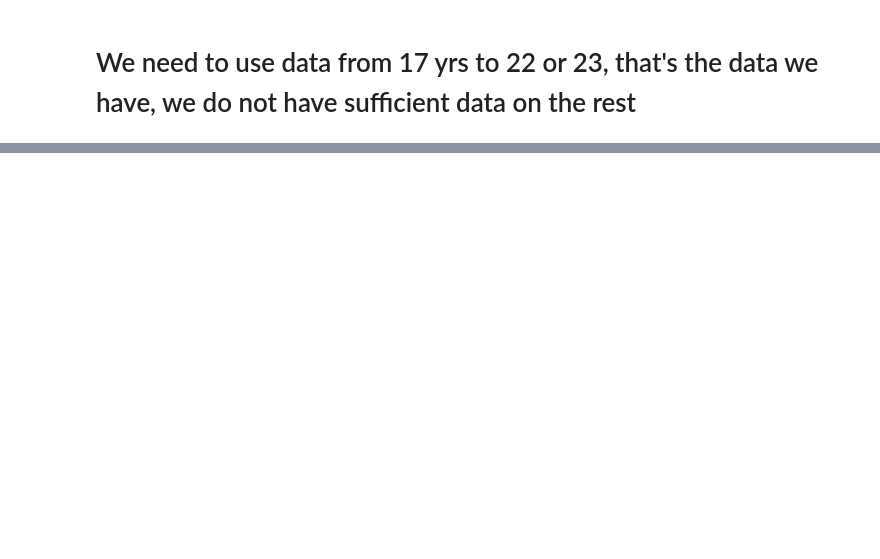
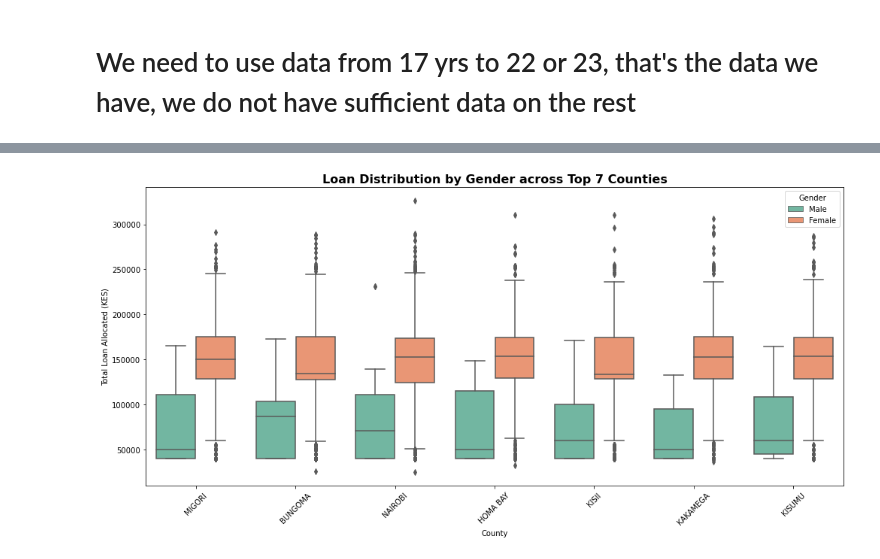
Before and after one commit to geoffreykemboi/Student_dropout_prediction_project, a Jupyter notebook: index.ipynb, the cells around one changed output, grey strips where cells are left out. Saved outputs shown, nothing was run; the diff lists cells and outputs as text; code cells hidden in the pictures; blank space fills up the shorter version.

```diff
--- a/index.ipynb
+++ b/index.ipynb
@@ -310,0 +481,29 @@ plt.show()
+# %%
+top_counties = (
+    School_df['County']
+    .value_counts()
+    .nlargest(7)
+    .index
+)
+
+df_top = School_df[School_df['County'].isin(top_counties)]
+
+plt.figure(figsize=(14, 7))
+
+sns.boxplot(
+    x='County',
+    y='TotalLoanAllocated',
+    hue='Gender',
+    data=df_top,
+    palette='Set2'
+)
+
+plt.title('Loan Distribution by Gender across Top 7 Counties', fontsize=16, fontweight='bold')
+plt.xlabel('County')
+plt.ylabel('Total Loan Allocated (KES)')
+plt.xticks(rotation=45)
+
+plt.tight_layout()
+plt.show()
+# %% [output]
+[figure, added]
```
Also changed, not shown: parts of 41 cells of this notebook.
